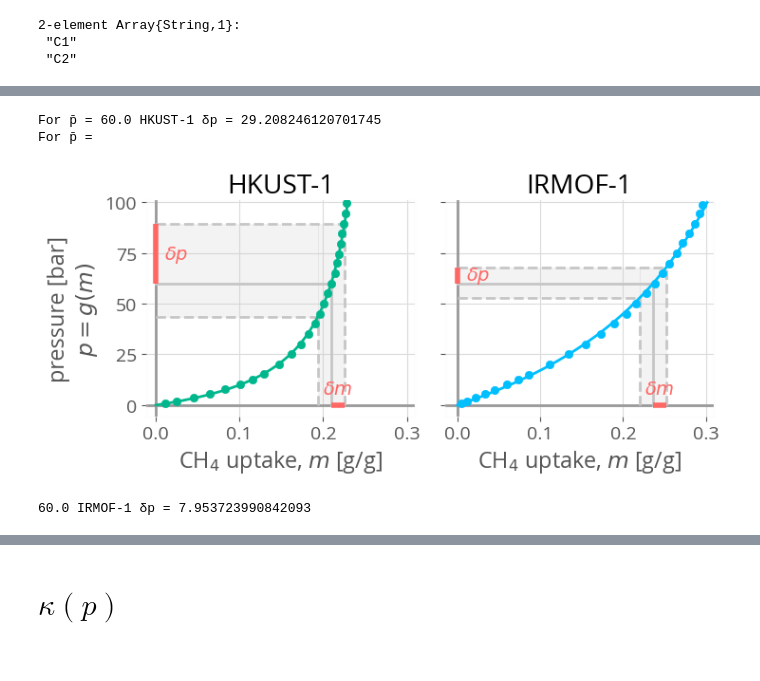
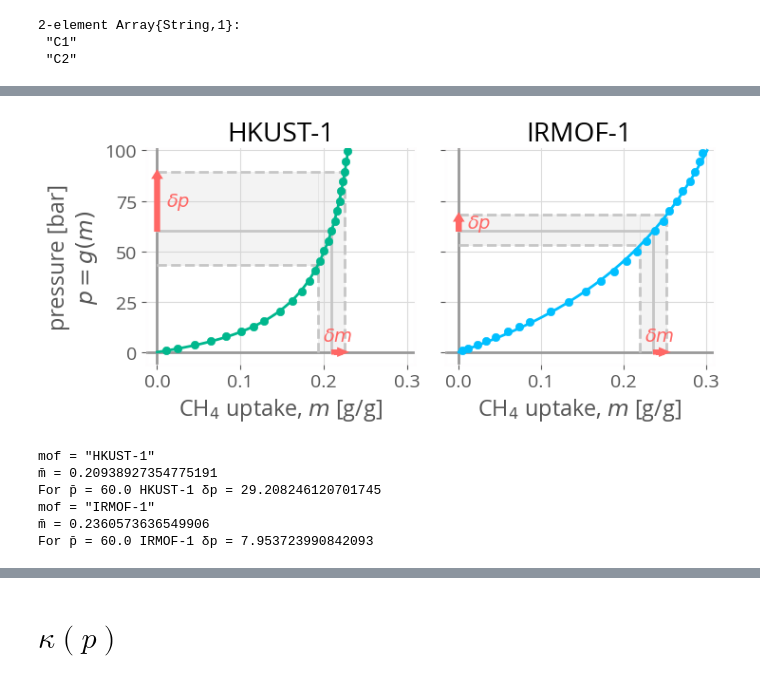
Before and after one commit to SimonEnsemble/nonlinear_sensing, a Jupyter notebook: one_d_sensing/1D sensing.ipynb, the cells around one changed output, grey strips where cells are left out. Cells and saved outputs as stored; diff of their text form; code cells hidden in the pictures.

```diff
--- a/one_d_sensing/1D sensing.ipynb
+++ b/one_d_sensing/1D sensing.ipynb
@@ -163,45 +177,60 @@ for (i, mof) in enumerate(mofs)
     for j in [2]
         # find average m for this p
         m̄ = f(p̄[j], mof)
+        @show mof
+        @show m̄
         axs[i].plot([0, m̄], [p̄[j], p̄[j]], color=δ_colors[j])
         axs[i].plot([m̄, m̄], [0, p̄[j]], color=δ_colors[j])
 
         m_high = m̄ + δm
         p_high = g(m_high, mof)
         m_low = m̄ - δm
         p_low = g(m_low, mof)
 
         max_δp = max(p̄[j] - p_low, p_high - p̄[j])
         print("For p̄ = ", p̄[j], " ", mof, " δp = ", max_δp, '\n')
 
         axs[i].plot([0, m_low], [p_low, p_low], linestyle="--", color=δ_colors[j])
         axs[i].plot([m_low, m_low], [0, p_low], linestyle="--", color=δ_colors[j])
         axs[i].plot([0, m_high], [p_high, p_high], linestyle="--", color=δ_colors[j])
         axs[i].plot([m_high, m_high], [0, p_high], linestyle="--", color=δ_colors[j])
 
         ms = range(m_low, m_high, length=200)
         axs[i].fill_between(ms, [p_high for _ = 1:length(ms)], alpha=0.2, color=δ_colors[j])
         axs[i].fill_between([0.0, m_low], [p_low, p_low], [p_high, p_high], alpha=0.2, color=δ_colors[j])
         δpδm_color = "C5"
         if j == 2
-            axs[i].hlines(0.0, m̄, m̄ + δm, linewidth=4, zorder=100, color=δpδm_color)
-            axs[i].vlines(0.0, p̄[j], p_high, linewidth=4, zorder=100, color=δpδm_color)
+            arrow_dy = 100 * 0.01
+            arrow_dx = 0.3 * 0.01
+            axs[i].arrow(m̄+arrow_dx, 0.0, δm-arrow_dx*2, 0.0,
+                  linewidth=4, length_includes_head=true,
+                  head_width=arrow_dy, head_length=arrow_dx,
+                  clip_on=false, zorder=100, color=δpδm_color)
+#             axs[i].hlines(0.0, m̄, m̄ + δm, linewidth=4, zorder=100, color=δpδm_color)
+#             axs[i].vlines(0.0, p̄[j], p_high, linewidth=4, zorder=100, color=δpδm_color)
+            axs[i].arrow(0.0, p̄[j]+arrow_dy, 0.0, max_δp-arrow_dy*2,
+                  linewidth=4, length_includes_head=true,
+                  head_width=arrow_dx, head_length=arrow_dy,
+                  clip_on=false, zorder=100, color=δpδm_color)
             axs[i].text(m̄ + δm/2, 8.0, L"$\delta m$", va="center", ha="center", color=δpδm_color)
             axs[i].text(0.025, p̄[j] + max_δp/2, L"$\delta p$", ha="center", va="center", color=δpδm_color)
         end
     end
     axs[i].set_xlim(xmax=0.31)
     axs[i].set_ylim(ymax=101)
     draw_axes(axs[i])
 end
 axs[1].set_ylabel("pressure [bar]" * "\n" * L"$p=g(m)$")
 tight_layout()
 savefig("compare_conditioning_g.pdf", format="pdf")
 # %% [output]
+[figure]
+mof = "HKUST-1"
+m̄ = 0.20938927354775191
 For p̄ = 60.0 HKUST-1 δp = 29.208246120701745
-For p̄ =
+mof = "IRMOF-1"
+m̄ = 0.2360573636549906
+For p̄ = 60.0 IRMOF-1 δp = 7.953723990842093
-[figure]
-60.0 IRMOF-1 δp = 7.953723990842093
 # %%
 #figure 1, compare conditioning WRT g.
 fig, axs = subplots(1, 2, figsize=[11, 4.8], sharey=true)
```
Also changed, not shown: parts of 6 cells of this notebook.
